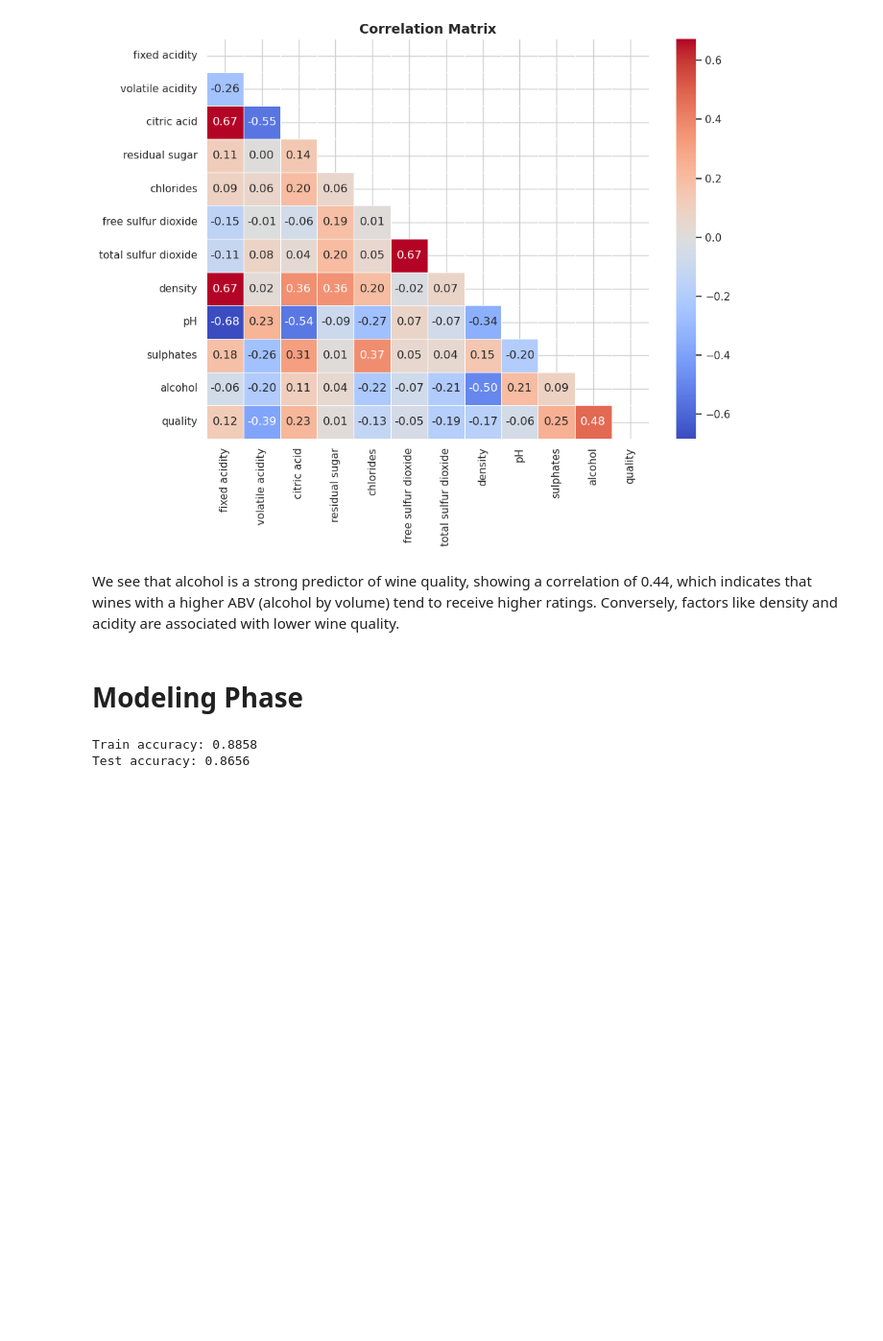
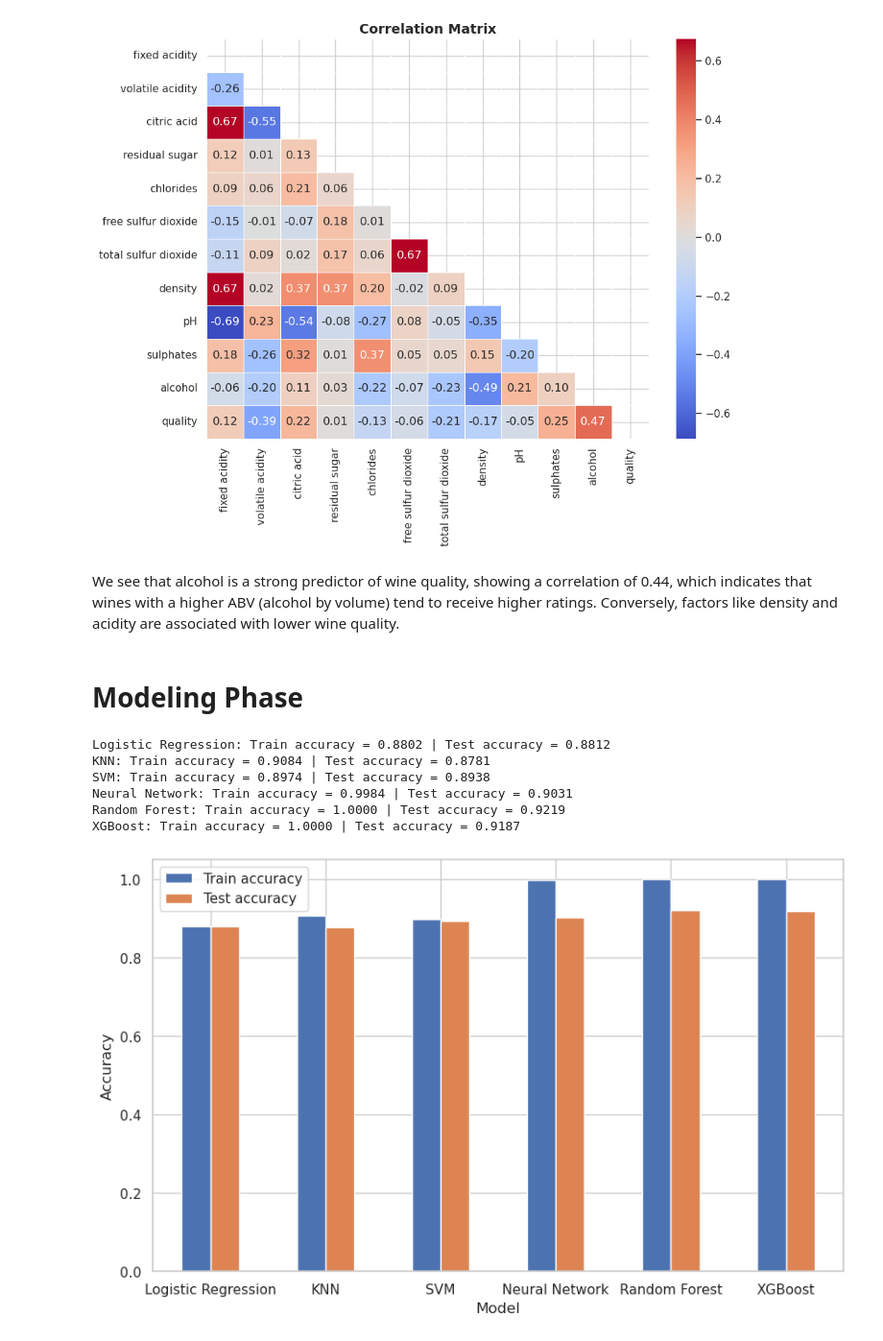
Before and after one commit to alePezonaga/Wine-Quality-Analysis, a Jupyter notebook: WineQuality.ipynb, the cells around one changed output. Shown at 96% size. Cells and saved outputs as stored; diff of their text form; code cells hidden in the pictures; blank space fills up the shorter version.

```diff
--- a/WineQuality.ipynb
+++ b/WineQuality.ipynb
@@ -29,3 +31,5 @@ We observe a clear skewed distribution in the variables related to sulfur dioxid
+# %%
+df = df[df['total sulfur dioxide'] <= 250]
 # %% [markdown]
 Next, we will analyze the correlation between the variables to identify which ones are most strongly correlated with wine quality.
 # %%
@@ -45,35 +49,56 @@ We see that alcohol is a strong predictor of wine quality, showing a correlation
 # Modeling Phase
 # %%
 from sklearn.linear_model import LogisticRegression
+from sklearn.neighbors import KNeighborsClassifier as KNN
+from sklearn.svm import SVC
+from sklearn.neural_network import MLPClassifier
+from sklearn.ensemble import RandomForestClassifier
 from sklearn.model_selection import train_test_split
 from sklearn.preprocessing import StandardScaler
+import xgboost as xgb
 from sklearn.metrics import accuracy_score
 
 df = df.dropna()
-df['quality'] = df['quality'].apply(lambda x: 'good' if x >= 7 else 'bad')
+df['quality'] = df['quality'].apply(lambda x: 1 if x >= 7 else 0)
 
 X = df.drop(columns=['quality'])
 y = df['quality']
 
 X_train, X_test, ytrain, ytest = train_test_split(
     X, y, test_size=0.20, random_state=42
 )
 
 scaler = StandardScaler()
 Xtrain_scaled = scaler.fit_transform(X_train)
 Xtest_scaled = scaler.transform(X_test)
 
+models = {
+    'Logistic Regression': LogisticRegression(max_iter=1000, random_state=42),
+    'KNN': KNN(n_neighbors=5),
+    'SVM': SVC(kernel='rbf', random_state=42),
+    'Neural Network': MLPClassifier(hidden_layer_sizes=(64, 32), max_iter=500, random_state=42),
+    'Random Forest': RandomForestClassifier(n_estimators=200, random_state=42),
+    'XGBoost': xgb.XGBClassifier(n_estimators=200, eval_metric='logloss', random_state=42),
+}
+results = []
+for name, clf in models.items():
+    clf.fit(Xtrain_scaled, ytrain)
+    results.append({
+        'Model': name,
+        'Train accuracy': accuracy_score(ytrain, clf.predict(Xtrain_scaled)),
+        'Test accuracy': accuracy_score(ytest, clf.predict(Xtest_scaled)),
+    })
+for r in results:
+    print(f"{r['Model']}: Train accuracy = {r['Train accuracy']:.4f} | Test accuracy = {r['Test accuracy']:.4f}")
 
-model = LogisticRegression(max_iter=1000)
-model.fit(Xtrain_scaled, ytrain)
-
-y_pred_train = model.predict(Xtrain_scaled)
-y_pred_final = model.predict(Xtest_scaled)
-acc_train = accuracy_score(ytrain, y_pred_train)
-acc_test = accuracy_score(ytest, y_pred_final)
-
-print("Train accuracy: {:.4f}".format(acc_train))
-print("Test accuracy: {:.4f}".format(acc_test))
+pd.DataFrame(results).set_index('Model').plot.bar(figsize=(10, 6), rot=0)
+plt.ylabel('Accuracy')
+plt.show()
 # %% [output]
-Train accuracy: 0.8858
-Test accuracy: 0.8656
+Logistic Regression: Train accuracy = 0.8802 | Test accuracy = 0.8812
+KNN: Train accuracy = 0.9084 | Test accuracy = 0.8781
+SVM: Train accuracy = 0.8974 | Test accuracy = 0.8938
+Neural Network: Train accuracy = 0.9984 | Test accuracy = 0.9031
+Random Forest: Train accuracy = 1.0000 | Test accuracy = 0.9219
+XGBoost: Train accuracy = 1.0000 | Test accuracy = 0.9187
+[figure, added]
```
Also changed, not shown: parts of 1 cell of this notebook.
